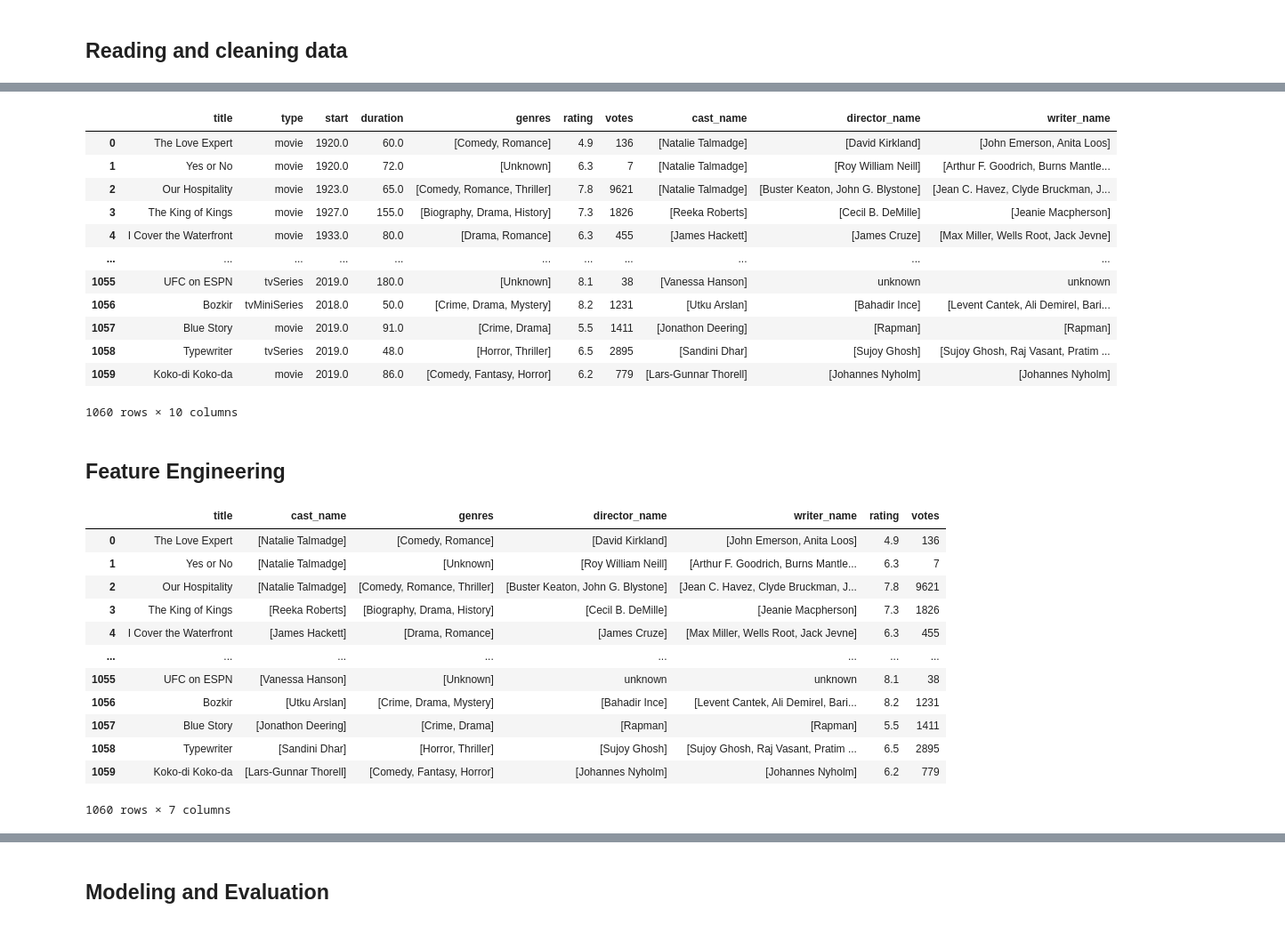
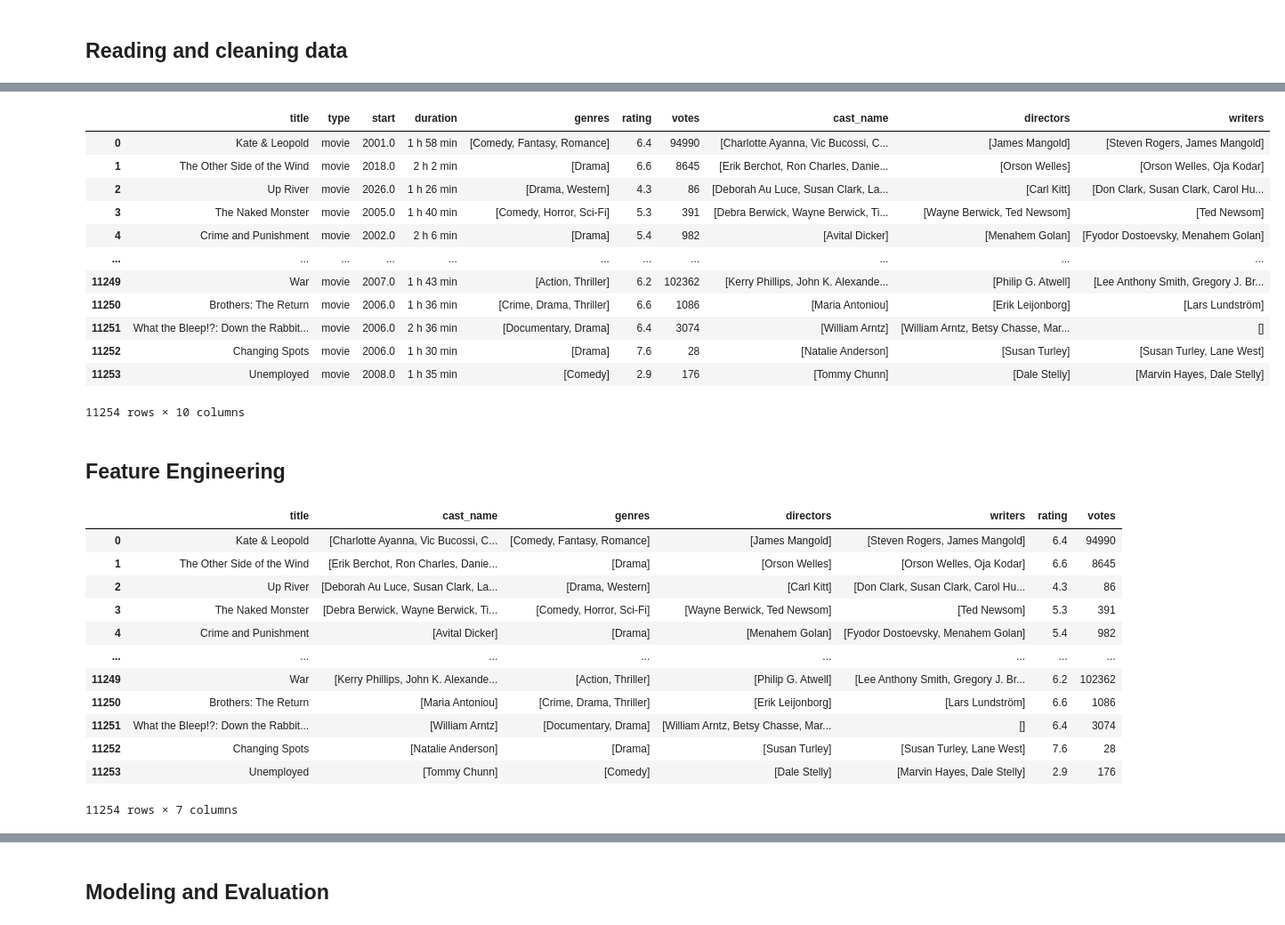
Before and after one commit to azariadr/content-based-movie-recommender, a Jupyter notebook: Movie_Recommender_A_Content_Based_Approach.ipynb, the cells around one changed output, grey strips where cells are left out. Shown at 89% size. Saved outputs shown, nothing was run; the diff lists cells and outputs as text; code cells hidden in the pictures.

```diff
--- a/Movie_Recommender_A_Content_Based_Approach.ipynb
+++ b/Movie_Recommender_A_Content_Based_Approach.ipynb
@@ -231,0 +463,5 @@ unnested_df
+# %%
+# Karena '\\N' sudah diubah menjadi NaN sejak awal baca file,
+# kita cukup memastikan tidak ada nilai null (NaN) pada kolom knownForTitles sebelum proses selanjutnya.
+unnested_df = unnested_df.dropna(subset=['knownForTitles'])
+unnested_df
@@ -251,6 +501,6 @@ df_grouped
 # %%
 base_df = pd.merge(df_grouped, movie_rating_df, left_on='knownForTitles', right_on='tconst', how='inner')
-base_df = pd.merge(base_df, director_writers, left_on='tconst', right_on='tconst', how='left')
+base_df = pd.merge(base_df, director_df, left_on='tconst', right_on='tconst', how='left')
 base_df
 # %% [output]
 |  | knownForTitles | cast_name | tconst | titleType | primaryTitle | originalTitle | isAdult | startYear | ... |
@@ -289,7 +539,6 @@ memory usage: 116.1+ KB
 None
-# %%
-base_drop[['director_name','writer_name']] = base_drop[['director_name','writer_name']].fillna('unknown')
-base_drop['genres'] = base_drop['genres'].apply(lambda x: x.split(','))
+# %%
+base_drop[['directors', 'writers']] = base_drop[['directors', 'writers']].fillna('unknown')
 # %%
 print(base_drop.isnull().sum())
 # %% [output]
@@ -310,38 +559,38 @@ writer_name       0
 dtype: int64
 # %%
-base_drop = base_drop[['primaryTitle','titleType','startYear','runtimeMinutes','genres','averageRating','numVotes','cast_name','director_name','writer_name']]
-base_drop.columns = ['title','type','start','duration','genres','rating','votes','cast_name','director_name','writer_name']
+base_drop = base_drop[['primaryTitle','titleType','startYear','runtime','genres','averageRating','numVotes','cast_name','directors','writers']]
+base_drop.columns = ['title','type','start','duration','genres','rating','votes','cast_name','directors','writers']
 base_drop
 # %% [output]
-|  | title | type | start | duration | genres | rating | votes | cast_name | director_name | writer_name |
-| 0 | The Love Expert | movie | 1920.0 | 60.0 | [Comedy, Romance] | 4.9 | 136 | [Natalie Talmadge] | [David Kirkland] | [John Emerson, Anita Loos] |
-| 1 | Yes or No | movie | 1920.0 | 72.0 | [Unknown] | 6.3 | 7 | [Natalie Talmadge] | [Roy William Neill] | [Arthur F. Goodrich, Burns Mantle... |
-| 2 | Our Hospitality | movie | 1923.0 | 65.0 | [Comedy, Romance, Thriller] | 7.8 | 9621 | [Natalie Talmadge] | [Buster Keaton, John G. Blystone] | [Jean C. Havez, Clyde Bruckman, J... |
-| 3 | The King of Kings | movie | 1927.0 | 155.0 | [Biography, Drama, History] | 7.3 | 1826 | [Reeka Roberts] | [Cecil B. DeMille] | [Jeanie Macpherson] |
-| 4 | I Cover the Waterfront | movie | 1933.0 | 80.0 | [Drama, Romance] | 6.3 | 455 | [James Hackett] | [James Cruze] | [Max Miller, Wells Root, Jack Jevne] |
+|  | title | type | start | duration | genres | rating | votes | cast_name | directors | writers |
+| 0 | Kate & Leopold | movie | 2001.0 | 1 h 58 min | [Comedy, Fantasy, Romance] | 6.4 | 94990 | [Charlotte Ayanna, Vic Bucossi, C... | [James Mangold] | [Steven Rogers, James Mangold] |
+| 1 | The Other Side of the Wind | movie | 2018.0 | 2 h 2 min | [Drama] | 6.6 | 8645 | [Erik Berchot, Ron Charles, Danie... | [Orson Welles] | [Orson Welles, Oja Kodar] |
+| 2 | Up River | movie | 2026.0 | 1 h 26 min | [Drama, Western] | 4.3 | 86 | [Deborah Au Luce, Susan Clark, La... | [Carl Kitt] | [Don Clark, Susan Clark, Carol Hu... |
+| 3 | The Naked Monster | movie | 2005.0 | 1 h 40 min | [Comedy, Horror, Sci-Fi] | 5.3 | 391 | [Debra Berwick, Wayne Berwick, Ti... | [Wayne Berwick, Ted Newsom] | [Ted Newsom] |
+| 4 | Crime and Punishment | movie | 2002.0 | 2 h 6 min | [Drama] | 5.4 | 982 | [Avital Dicker] | [Menahem Golan] | [Fyodor Dostoevsky, Menahem Golan] |
 | ... | ... | ... | ... | ... | ... | ... | ... | ... | ... | ... |
-| 1055 | UFC on ESPN | tvSeries | 2019.0 | 180.0 | [Unknown] | 8.1 | 38 | [Vanessa Hanson] | unknown | unknown |
-| 1056 | Bozkir | tvMiniSeries | 2018.0 | 50.0 | [Crime, Drama, Mystery] | 8.2 | 1231 | [Utku Arslan] | [Bahadir Ince] | [Levent Cantek, Ali Demirel, Bari... |
-| 1057 | Blue Story | movie | 2019.0 | 91.0 | [Crime, Drama] | 5.5 | 1411 | [Jonathon Deering] | [Rapman] | [Rapman] |
-| 1058 | Typewriter | tvSeries | 2019.0 | 48.0 | [Horror, Thriller] | 6.5 | 2895 | [Sandini Dhar] | [Sujoy Ghosh] | [Sujoy Ghosh, Raj Vasant, Pratim ... |
-| 1059 | Koko-di Koko-da | movie | 2019.0 | 86.0 | [Comedy, Fantasy, Horror] | 6.2 | 779 | [Lars-Gunnar Thorell] | [Johannes Nyholm] | [Johannes Nyholm] |
+| 11249 | War | movie | 2007.0 | 1 h 43 min | [Action, Thriller] | 6.2 | 102362 | [Kerry Phillips, John K. Alexande... | [Philip G. Atwell] | [Lee Anthony Smith, Gregory J. Br... |
+| 11250 | Brothers: The Return | movie | 2006.0 | 1 h 36 min | [Crime, Drama, Thriller] | 6.6 | 1086 | [Maria Antoniou] | [Erik Leijonborg] | [Lars Lundström] |
+| 11251 | What the Bleep!?: Down the Rabbit... | movie | 2006.0 | 2 h 36 min | [Documentary, Drama] | 6.4 | 3074 | [William Arntz] | [William Arntz, Betsy Chasse, Mar... | [] |
+| 11252 | Changing Spots | movie | 2006.0 | 1 h 30 min | [Drama] | 7.6 | 28 | [Natalie Anderson] | [Susan Turley] | [Susan Turley, Lane West] |
+| 11253 | Unemployed | movie | 2008.0 | 1 h 35 min | [Comedy] | 2.9 | 176 | [Tommy Chunn] | [Dale Stelly] | [Marvin Hayes, Dale Stelly] |
-1060 rows × 10 columns
+11254 rows × 10 columns
 # %% [markdown]
 ## Feature Engineering
 # %%
-feature_df = base_drop[['title','cast_name','genres','director_name','writer_name', 'rating', 'votes']]
+feature_df = base_drop[['title','cast_name','genres','directors','writers', 'rating', 'votes']]
 feature_df
 # %% [output]
-|  | title | cast_name | genres | director_name | writer_name | rating | votes |
-| 0 | The Love Expert | [Natalie Talmadge] | [Comedy, Romance] | [David Kirkland] | [John Emerson, Anita Loos] | 4.9 | 136 |
-| 1 | Yes or No | [Natalie Talmadge] | [Unknown] | [Roy William Neill] | [Arthur F. Goodrich, Burns Mantle... | 6.3 | 7 |
-| 2 | Our Hospitality | [Natalie Talmadge] | [Comedy, Romance, Thriller] | [Buster Keaton, John G. Blystone] | [Jean C. Havez, Clyde Bruckman, J... | 7.8 | 9621 |
-| 3 | The King of Kings | [Reeka Roberts] | [Biography, Drama, History] | [Cecil B. DeMille] | [Jeanie Macpherson] | 7.3 | 1826 |
-| 4 | I Cover the Waterfront | [James Hackett] | [Drama, Romance] | [James Cruze] | [Max Miller, Wells Root, Jack Jevne] | 6.3 | 455 |
+|  | title | cast_name | genres | directors | writers | rating | votes |
+| 0 | Kate & Leopold | [Charlotte Ayanna, Vic Bucossi, C... | [Comedy, Fantasy, Romance] | [James Mangold] | [Steven Rogers, James Mangold] | 6.4 | 94990 |
+| 1 | The Other Side of the Wind | [Erik Berchot, Ron Charles, Danie... | [Drama] | [Orson Welles] | [Orson Welles, Oja Kodar] | 6.6 | 8645 |
+| 2 | Up River | [Deborah Au Luce, Susan Clark, La... | [Drama, Western] | [Carl Kitt] | [Don Clark, Susan Clark, Carol Hu... | 4.3 | 86 |
+| 3 | The Naked Monster | [Debra Berwick, Wayne Berwick, Ti... | [Comedy, Horror, Sci-Fi] | [Wayne Berwick, Ted Newsom] | [Ted Newsom] | 5.3 | 391 |
+| 4 | Crime and Punishment | [Avital Dicker] | [Drama] | [Menahem Golan] | [Fyodor Dostoevsky, Menahem Golan] | 5.4 | 982 |
 | ... | ... | ... | ... | ... | ... | ... | ... |
-| 1055 | UFC on ESPN | [Vanessa Hanson] | [Unknown] | unknown | unknown | 8.1 | 38 |
-| 1056 | Bozkir | [Utku Arslan] | [Crime, Drama, Mystery] | [Bahadir Ince] | [Levent Cantek, Ali Demirel, Bari... | 8.2 | 1231 |
-| 1057 | Blue Story | [Jonathon Deering] | [Crime, Drama] | [Rapman] | [Rapman] | 5.5 | 1411 |
-| 1058 | Typewriter | [Sandini Dhar] | [Horror, Thriller] | [Sujoy Ghosh] | [Sujoy Ghosh, Raj Vasant, Pratim ... | 6.5 | 2895 |
-| 1059 | Koko-di Koko-da | [Lars-Gunnar Thorell] | [Comedy, Fantasy, Horror] | [Johannes Nyholm] | [Johannes Nyholm] | 6.2 | 779 |
+| 11249 | War | [Kerry Phillips, John K. Alexande... | [Action, Thriller] | [Philip G. Atwell] | [Lee Anthony Smith, Gregory J. Br... | 6.2 | 102362 |
+| 11250 | Brothers: The Return | [Maria Antoniou] | [Crime, Drama, Thriller] | [Erik Leijonborg] | [Lars Lundström] | 6.6 | 1086 |
+| 11251 | What the Bleep!?: Down the Rabbit... | [William Arntz] | [Documentary, Drama] | [William Arntz, Betsy Chasse, Mar... | [] | 6.4 | 3074 |
+| 11252 | Changing Spots | [Natalie Anderson] | [Drama] | [Susan Turley] | [Susan Turley, Lane West] | 7.6 | 28 |
+| 11253 | Unemployed | [Tommy Chunn] | [Comedy] | [Dale Stelly] | [Marvin Hayes, Dale Stelly] | 2.9 | 176 |
-1060 rows × 7 columns
+11254 rows × 7 columns
```
Also changed, not shown: parts of 55 cells of this notebook.
